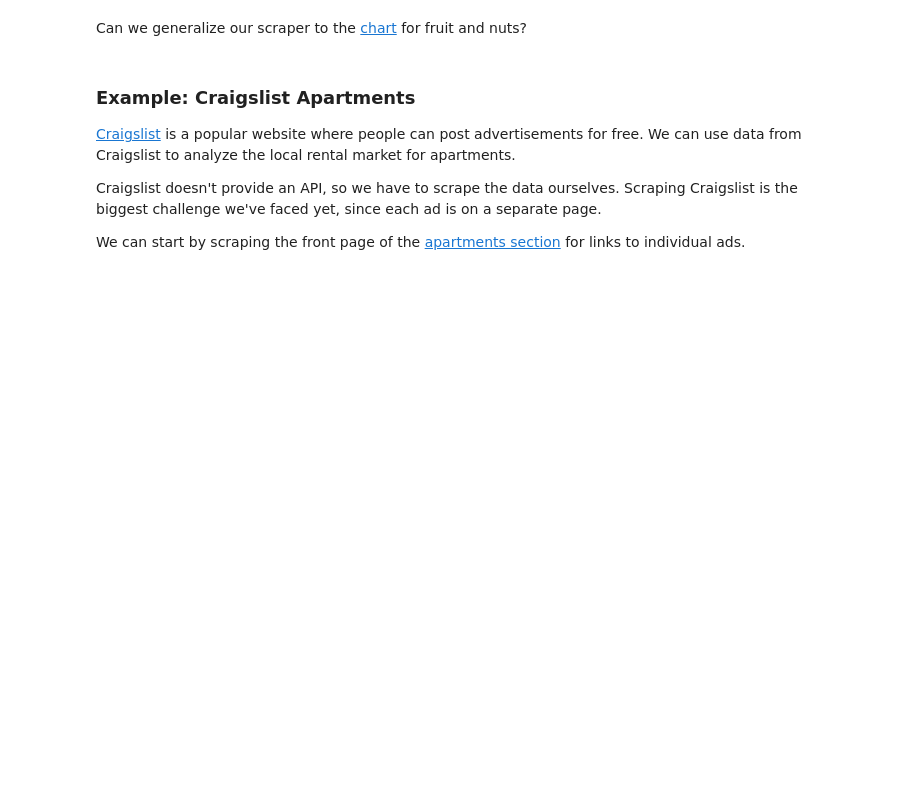
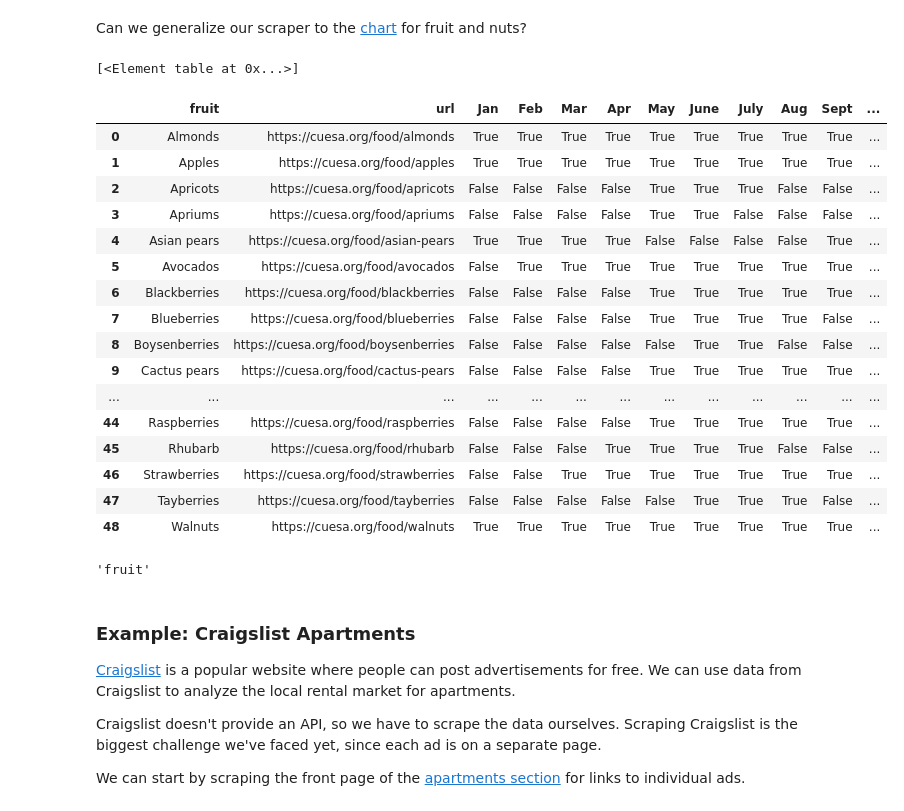
Before and after one commit to 2019-winter-ucdavis-sta141b/notes, a Jupyter notebook: lecture/02.07/notes.ipynb, the cells around one changed output. Saved outputs shown, nothing was run; the diff lists cells and outputs as text; code cells hidden in the pictures; blank space fills up the shorter version.

Commit message:
Update lecture 10 notes.

```diff
--- a/lecture/02.07/notes.ipynb
+++ b/lecture/02.07/notes.ipynb
@@ -58,24 +67,3 @@ If you don't use Anaconda, the package can be installed with `pip`.
 ### Example: CUESA Vegetable Seasons
 
 CUESA (Center for Urban Education about Sustainable Agriculture) provides [a chart](https://cuesa.org/eat-seasonally/charts/vegetables) that shows when vegetables are in season. Let's scrape the chart.
-# %%
-# Download the page
-response = requests.get("https://cuesa.org/eat-seasonally/charts/vegetables")
-response.raise_for_status()
-
-# Parse the HTML
-html = lx.fromstring(response.text)
-html
-
-# Find the table with the vegetable seasons
-tab = html.xpath("//table")[0]
-
-rows = tab.xpath(".//tr")
-rows = rows[1:]
-
-# Extract the header
-header = rows[0]
-
-header = [x.text for x in header.xpath(".//li")]
-
-# To be continued in the next lecture...
@@ -82,5 +142,30 @@ header = [x.text for x in header.xpath(".//li")]
 # %% [markdown]
 Can we generalize our scraper to the [chart](https://cuesa.org/eat-seasonally/charts/fruit) for fruit and nuts?
+# %%
+scrape_cuesa_chart("https://cuesa.org/eat-seasonally/charts/fruit", "fruit")
+# %% [output]
+[<Element table at 0x...>]
+|  | fruit | url | Jan | Feb | Mar | Apr | May | June | July | Aug | Sept | ... |
+| 0 | Almonds | https://cuesa.org/food/almonds | True | True | True | True | True | True | True | True | True | ... |
+| 1 | Apples | https://cuesa.org/food/apples | True | True | True | True | True | True | True | True | True | ... |
+| 2 | Apricots | https://cuesa.org/food/apricots | False | False | False | False | True | True | True | False | False | ... |
+| 3 | Apriums | https://cuesa.org/food/apriums | False | False | False | False | True | True | False | False | False | ... |
+| 4 | Asian pears | https://cuesa.org/food/asian-pears | True | True | True | True | False | False | False | False | True | ... |
+| 5 | Avocados | https://cuesa.org/food/avocados | False | True | True | True | True | True | True | True | True | ... |
+| 6 | Blackberries | https://cuesa.org/food/blackberries | False | False | False | False | True | True | True | True | True | ... |
+| 7 | Blueberries | https://cuesa.org/food/blueberries | False | False | False | False | True | True | True | True | False | ... |
+| 8 | Boysenberries | https://cuesa.org/food/boysenberries | False | False | False | False | False | True | True | False | False | ... |
+| 9 | Cactus pears | https://cuesa.org/food/cactus-pears | False | False | False | False | True | True | True | True | True | ... |
+| ... | ... | ... | ... | ... | ... | ... | ... | ... | ... | ... | ... | ... |
+| 44 | Raspberries | https://cuesa.org/food/raspberries | False | False | False | False | True | True | True | True | True | ... |
+| 45 | Rhubarb | https://cuesa.org/food/rhubarb | False | False | False | True | True | True | True | False | False | ... |
+| 46 | Strawberries | https://cuesa.org/food/strawberries | False | False | True | True | True | True | True | True | True | ... |
+| 47 | Tayberries | https://cuesa.org/food/tayberries | False | False | False | False | False | True | True | True | False | ... |
+| 48 | Walnuts | https://cuesa.org/food/walnuts | True | True | True | True | True | True | True | True | True | ... |
+# %%
+"https://cuesa.org/eat-seasonally/charts/fruit".rsplit("/", 1)[-1]
+# %% [output]
+'fruit'
 # %% [markdown]
 ### Example: Craigslist Apartments
 
```
Also changed, not shown: parts of 6 cells of this notebook.
